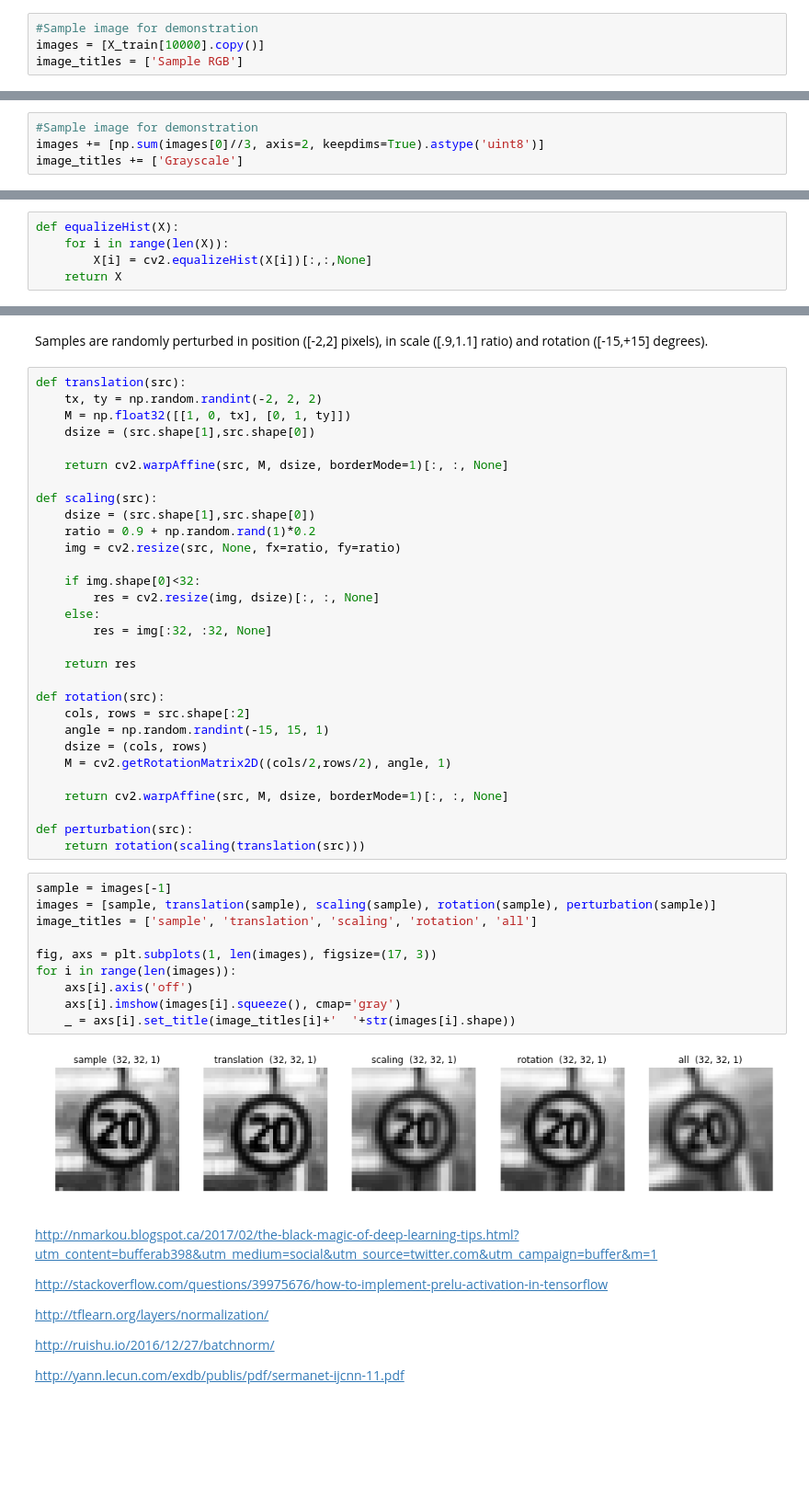
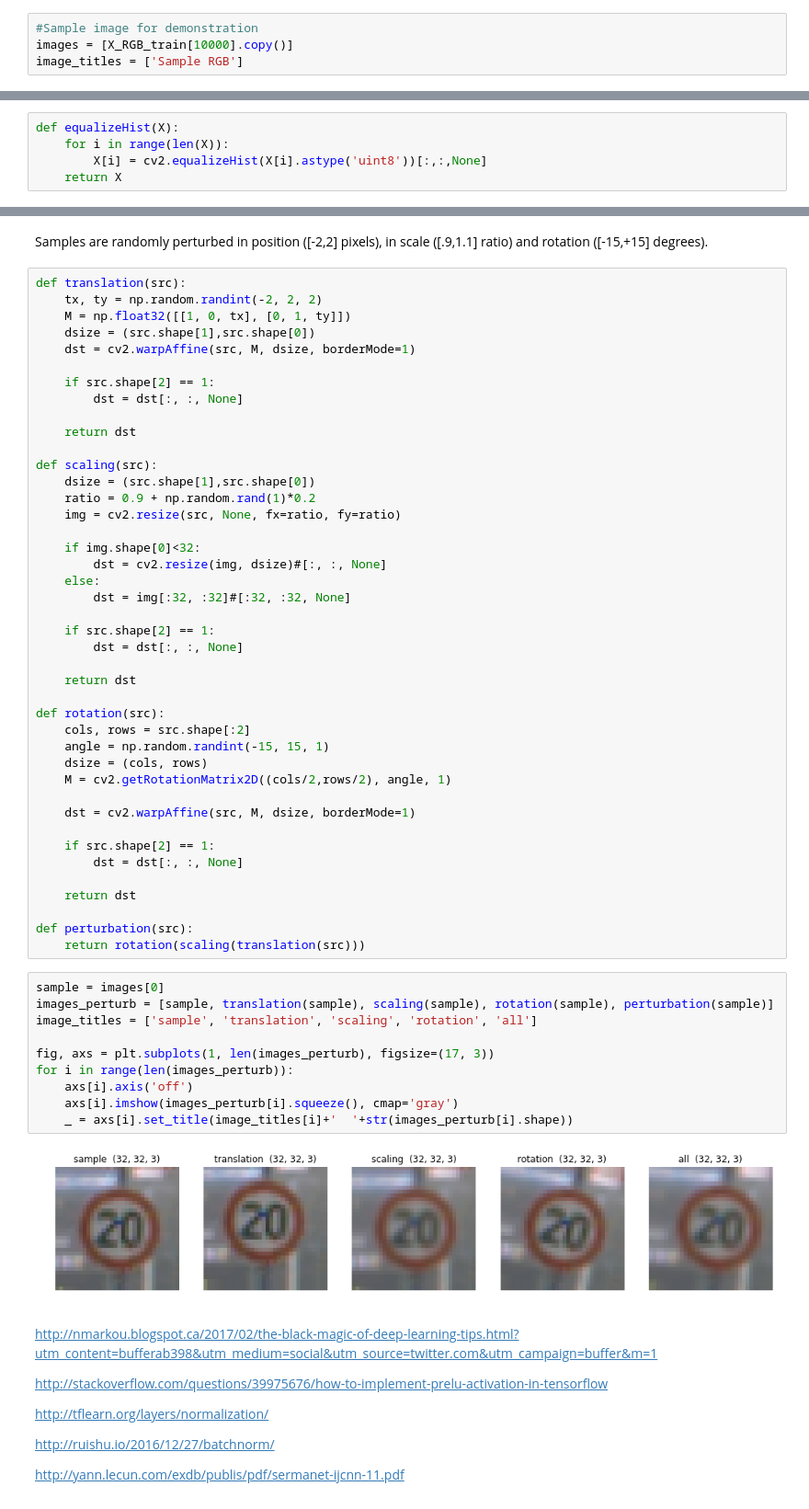
Before and after one commit to tmandzak/CarND-Traffic-Sign-Classifier-Project, a Jupyter notebook: Traffic_Sign_Classifier.ipynb, the cells around one changed output, grey strips where cells are left out. Shown at 92% size. Cells and saved outputs as stored; diff of their text form; blank space fills up the shorter version.

Commit message:
Fix Grayscale and perturbations for RGB

```diff
--- a/Traffic_Sign_Classifier.ipynb
+++ b/Traffic_Sign_Classifier.ipynb
@@ -179,6 +177,6 @@ X_test = X_RGB_test
 # %%
 #Sample image for demonstration
-images = [X_train[10000].copy()]
+images = [X_RGB_train[10000].copy()]
 image_titles = ['Sample RGB']
 # %% [markdown]
 #### Grayscale
@@ -189,7 +196,3 @@ X_valid = np.sum(X_valid//3, axis=3, keepdims=True).astype('uint8')
-# %%
-#Sample image for demonstration
-images += [np.sum(images[0]//3, axis=2, keepdims=True).astype('uint8')]
-image_titles += ['Grayscale']
 # %% [markdown]
 #### Histogram Equalization
 
@@ -197,7 +200,7 @@ https://en.wikipedia.org/wiki/Histogram_equalization
 # %%
 def equalizeHist(X):
     for i in range(len(X)):
-        X[i] = cv2.equalizeHist(X[i])[:,:,None]
+        X[i] = cv2.equalizeHist(X[i].astype('uint8'))[:,:,None]
     return X
 # %% [raw]
 X_train = equalizeHist(X_train)
@@ -227,8 +230,12 @@ def translation(src):
     tx, ty = np.random.randint(-2, 2, 2)
     M = np.float32([[1, 0, tx], [0, 1, ty]])
     dsize = (src.shape[1],src.shape[0])
+    dst = cv2.warpAffine(src, M, dsize, borderMode=1)
 
-    return cv2.warpAffine(src, M, dsize, borderMode=1)[:, :, None]
+    if src.shape[2] == 1:
+        dst = dst[:, :, None]
+
+    return dst
 
 def scaling(src):
     dsize = (src.shape[1],src.shape[0])
@@ -236,11 +243,14 @@ def scaling(src):
     img = cv2.resize(src, None, fx=ratio, fy=ratio)
 
     if img.shape[0]<32:
-        res = cv2.resize(img, dsize)[:, :, None]
+        dst = cv2.resize(img, dsize)#[:, :, None]
     else:
-        res = img[:32, :32, None]
+        dst = img[:32, :32]#[:32, :32, None]
 
-    return res
+    if src.shape[2] == 1:
+        dst = dst[:, :, None]
+
+    return dst
 
 def rotation(src):
     cols, rows = src.shape[:2]
@@ -248,22 +258,27 @@ def rotation(src):
     dsize = (cols, rows)
     M = cv2.getRotationMatrix2D((cols/2,rows/2), angle, 1)
 
-    return cv2.warpAffine(src, M, dsize, borderMode=1)[:, :, None]
+    dst = cv2.warpAffine(src, M, dsize, borderMode=1)
+
+    if src.shape[2] == 1:
+        dst = dst[:, :, None]
+
+    return dst
 
 def perturbation(src):
     return rotation(scaling(translation(src)))
 # %%
-sample = images[-1]
-images = [sample, translation(sample), scaling(sample), rotation(sample), perturbation(sample)]
+sample = images[0]
+images_perturb = [sample, translation(sample), scaling(sample), rotation(sample), perturbation(sample)]
 image_titles = ['sample', 'translation', 'scaling', 'rotation', 'all']
 
-fig, axs = plt.subplots(1, len(images), figsize=(17, 3))
-for i in range(len(images)):
+fig, axs = plt.subplots(1, len(images_perturb), figsize=(17, 3))
+for i in range(len(images_perturb)):
     axs[i].axis('off')
-    axs[i].imshow(images[i].squeeze(), cmap='gray')
-    _ = axs[i].set_title(image_titles[i]+'  '+str(images[i].shape))
+    axs[i].imshow(images_perturb[i].squeeze(), cmap='gray')
+    _ = axs[i].set_title(image_titles[i]+'  '+str(images_perturb[i].shape))
 # %% [output]
-[figure, old version]
+[figure, new version]
 # %% [markdown]
 http://nmarkou.blogspot.ca/2017/02/the-black-magic-of-deep-learning-tips.html?utm_content=bufferab398&utm_medium=social&utm_source=twitter.com&utm_campaign=buffer&m=1
 
```
Also changed, not shown: parts of 27 cells of this notebook.
